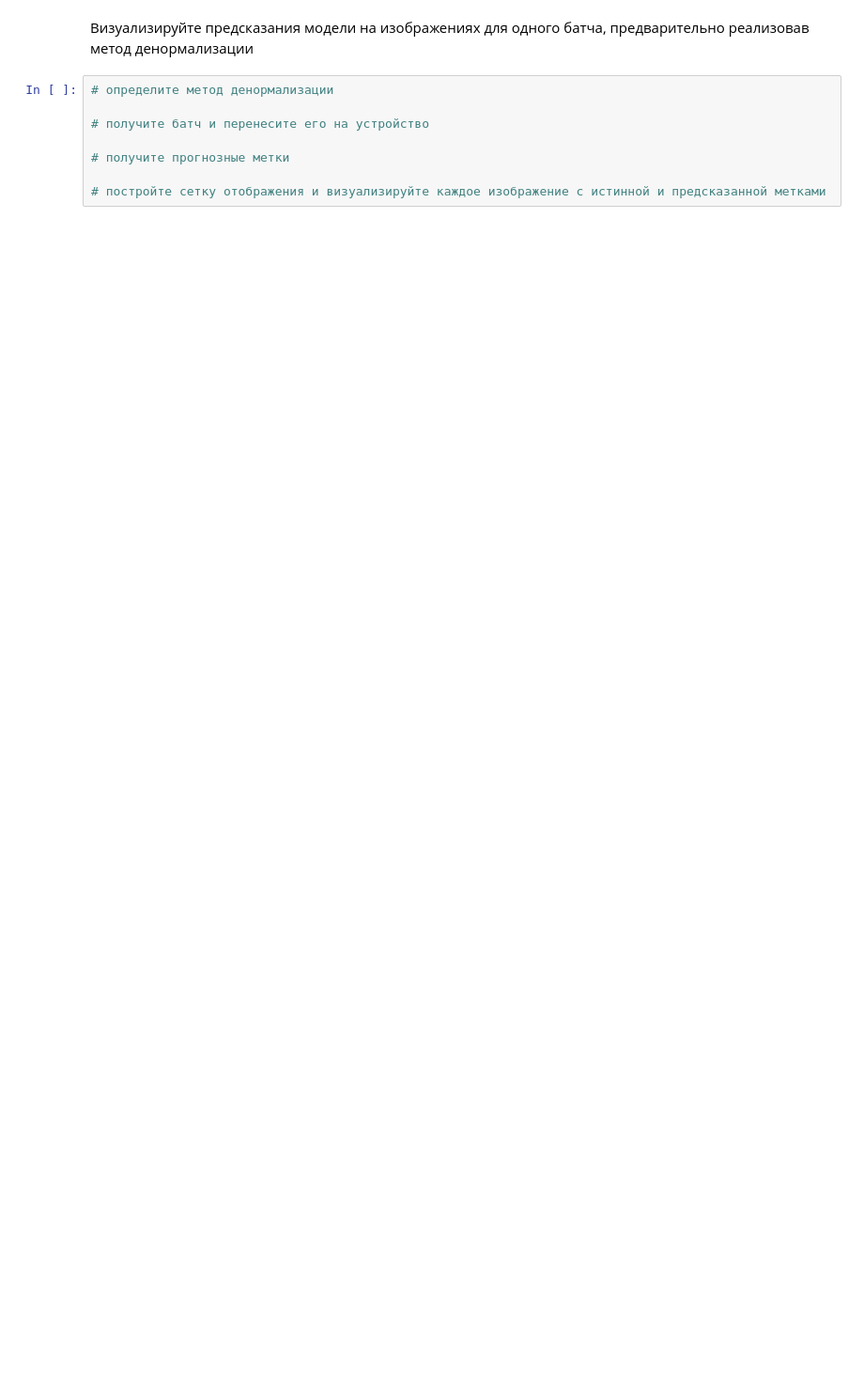
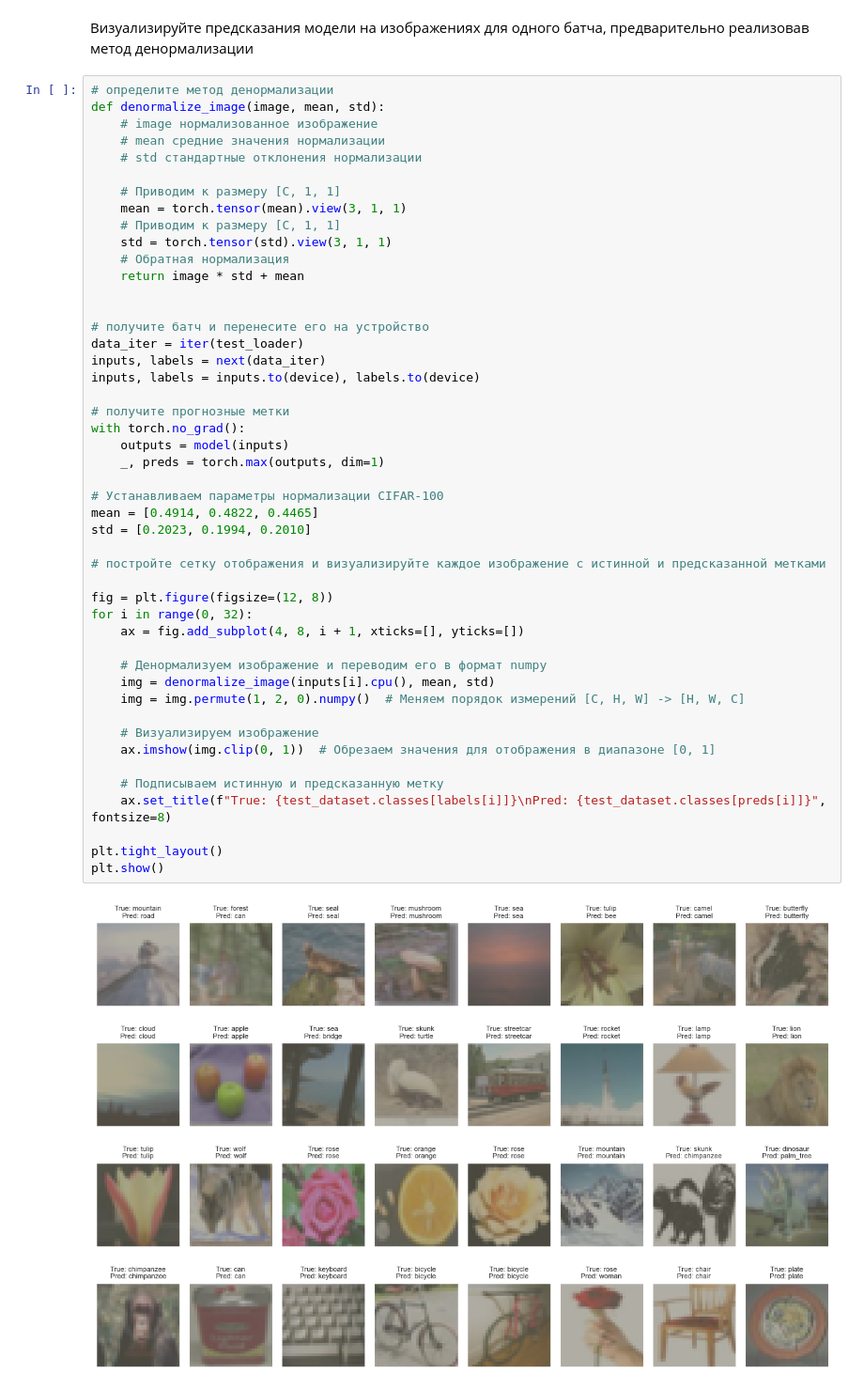
Before and after one commit to roman9234/neural_networks____university-homework, a Jupyter notebook: 2_лаба/#2 ResNeXt.ipynb, the cells around one changed output. Shown: that part at 94% size. Cells and saved outputs as stored; diff of their text form; blank space fills up the shorter version.

```diff
--- a/2_лаба/#2 ResNeXt.ipynb
+++ b/2_лаба/#2 ResNeXt.ipynb
@@ -166,9 +302,50 @@ with torch.no_grad():
 Визуализируйте предсказания модели на изображениях для одного батча, предварительно реализовав метод денормализации
 # %%
 # определите метод денормализации
+def denormalize_image(image, mean, std):
+    # image нормализованное изображение
+    # mean средние значения нормализации
+    # std стандартные отклонения нормализации
+
+    # Приводим к размеру [C, 1, 1]
+    mean = torch.tensor(mean).view(3, 1, 1)
+    # Приводим к размеру [C, 1, 1]
+    std = torch.tensor(std).view(3, 1, 1)
+    # Обратная нормализация
+    return image * std + mean
+
 
 # получите батч и перенесите его на устройство
+data_iter = iter(test_loader)
+inputs, labels = next(data_iter)
+inputs, labels = inputs.to(device), labels.to(device)
 
 # получите прогнозные метки
+with torch.no_grad():
+    outputs = model(inputs)
+    _, preds = torch.max(outputs, dim=1)
+
+# Устанавливаем параметры нормализации CIFAR-100
+mean = [0.4914, 0.4822, 0.4465]
+std = [0.2023, 0.1994, 0.2010]
 
 # постройте сетку отображения и визуализируйте каждое изображение с истинной и предсказанной метками
+
+fig = plt.figure(figsize=(12, 8))
+for i in range(0, 32):
+    ax = fig.add_subplot(4, 8, i + 1, xticks=[], yticks=[])
+
+    # Денормализуем изображение и переводим его в формат numpy
+    img = denormalize_image(inputs[i].cpu(), mean, std)
+    img = img.permute(1, 2, 0).numpy()  # Меняем порядок измерений [C, H, W] -> [H, W, C]
+
+    # Визуализируем изображение
+    ax.imshow(img.clip(0, 1))  # Обрезаем значения для отображения в диапазоне [0, 1]
+
+    # Подписываем истинную и предсказанную метку
+    ax.set_title(f"True: {test_dataset.classes[labels[i]]}\nPred: {test_dataset.classes[preds[i]]}", fontsize=8)
+
+plt.tight_layout()
+plt.show()
+# %% [output]
+[figure, added]
```
Also changed, not shown: parts of 9 cells of this notebook, 4 other files.
